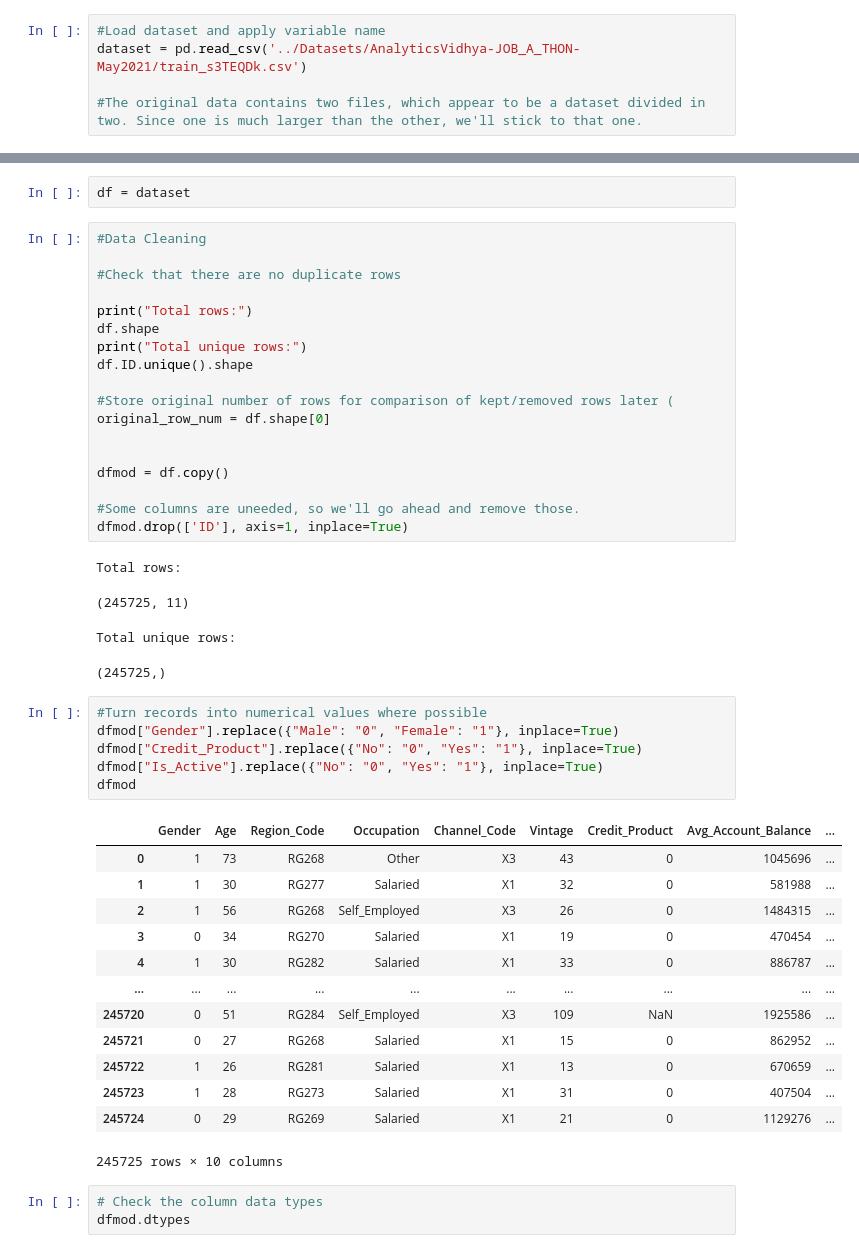
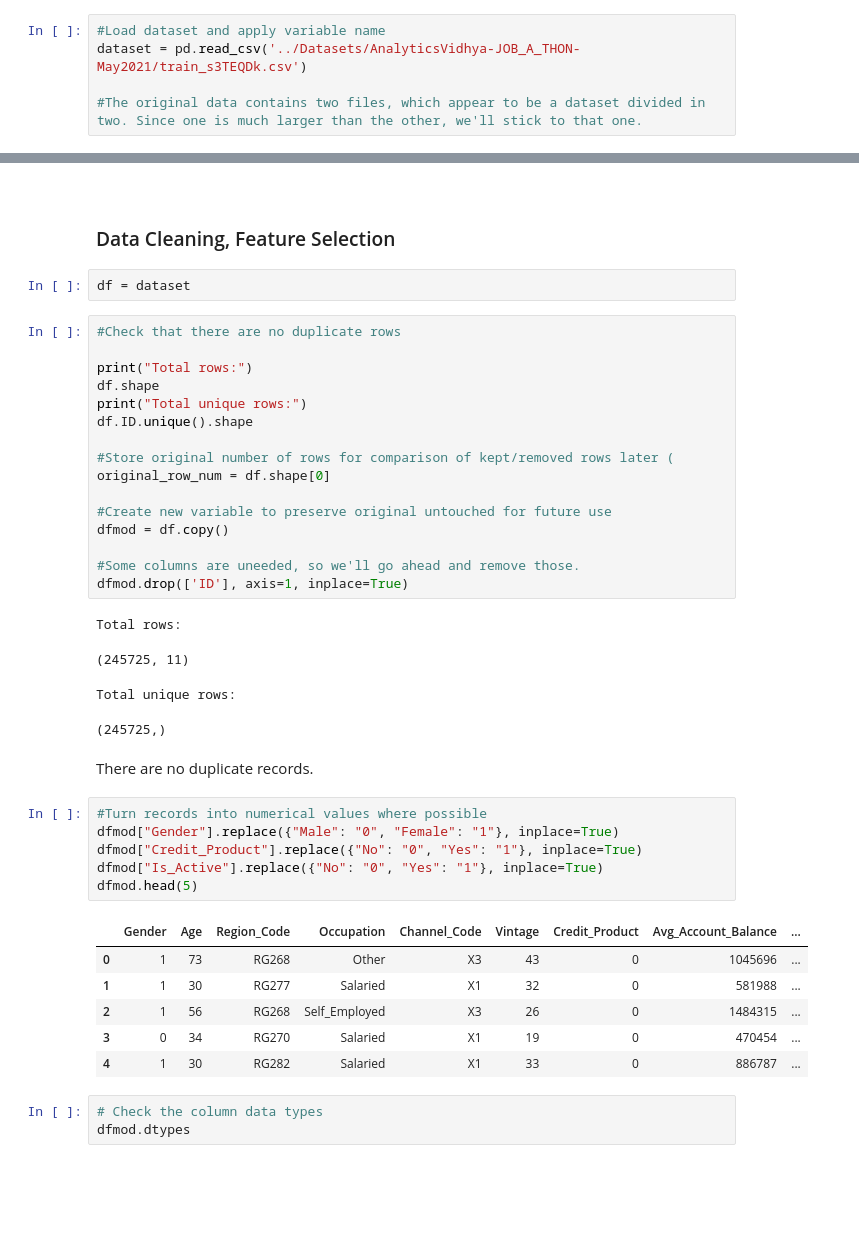
Before and after one commit to YamCooper/Sales_Lead_Analysis_Prediction_ML, a Jupyter notebook: One.ipynb, the cells around one changed output, grey strips where cells are left out. Drawn from its saved outputs; the diff is of its cells as text; blank space fills up the shorter version.

```diff
--- a/One.ipynb
+++ b/One.ipynb
@@ -139,8 +165,10 @@ Name: Is_Active, dtype: int64
+# %% [markdown]
+<a id="DC"></a>
+# %% [markdown]
+### Data Cleaning, Feature Selection
 # %%
 df = dataset
 # %%
-#Data Cleaning
-
 #Check that there are no duplicate rows
 
 print("Total rows:")
@@ -151,7 +179,7 @@ df.ID.unique().shape
 #Store original number of rows for comparison of kept/removed rows later (
 original_row_num = df.shape[0]
 
-
+#Create new variable to preserve original untouched for future use
 dfmod = df.copy()
 
 #Some columns are uneeded, so we'll go ahead and remove those.
@@ -161,26 +189,21 @@ Total rows:
 (245725, 11)
 Total unique rows:
 (245725,)
+# %% [markdown]
+There are no duplicate records.
 # %%
 #Turn records into numerical values where possible
 dfmod["Gender"].replace({"Male": "0", "Female": "1"}, inplace=True)
 dfmod["Credit_Product"].replace({"No": "0", "Yes": "1"}, inplace=True)
 dfmod["Is_Active"].replace({"No": "0", "Yes": "1"}, inplace=True)
-dfmod
+dfmod.head(5)
 # %% [output]
 |  | Gender | Age | Region_Code | Occupation | Channel_Code | Vintage | Credit_Product | Avg_Account_Balance | ... |
 | 0 | 1 | 73 | RG268 | Other | X3 | 43 | 0 | 1045696 | ... |
 | 1 | 1 | 30 | RG277 | Salaried | X1 | 32 | 0 | 581988 | ... |
 | 2 | 1 | 56 | RG268 | Self_Employed | X3 | 26 | 0 | 1484315 | ... |
 | 3 | 0 | 34 | RG270 | Salaried | X1 | 19 | 0 | 470454 | ... |
 | 4 | 1 | 30 | RG282 | Salaried | X1 | 33 | 0 | 886787 | ... |
-| ... | ... | ... | ... | ... | ... | ... | ... | ... | ... |
-| 245720 | 0 | 51 | RG284 | Self_Employed | X3 | 109 | NaN | 1925586 | ... |
-| 245721 | 0 | 27 | RG268 | Salaried | X1 | 15 | 0 | 862952 | ... |
-| 245722 | 1 | 26 | RG281 | Salaried | X1 | 13 | 0 | 670659 | ... |
-| 245723 | 1 | 28 | RG273 | Salaried | X1 | 31 | 0 | 407504 | ... |
-| 245724 | 0 | 29 | RG269 | Salaried | X1 | 21 | 0 | 1129276 | ... |
-245725 rows × 10 columns
 # %%
 # Check the column data types
 dfmod.dtypes
```
Also changed, not shown: parts of 114 cells of this notebook.
